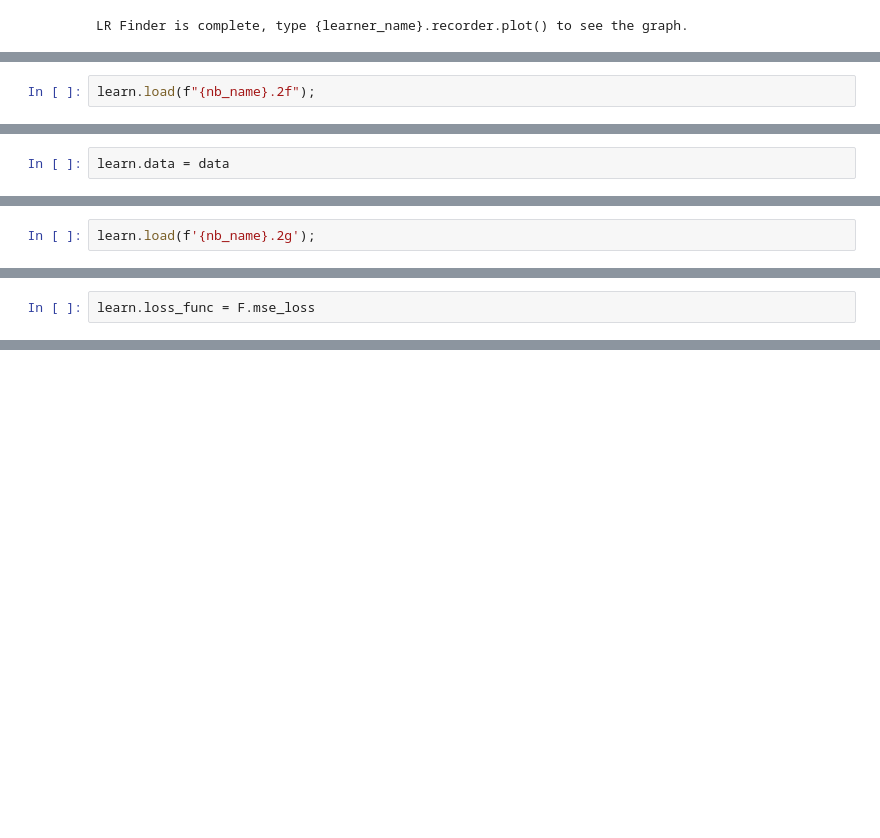
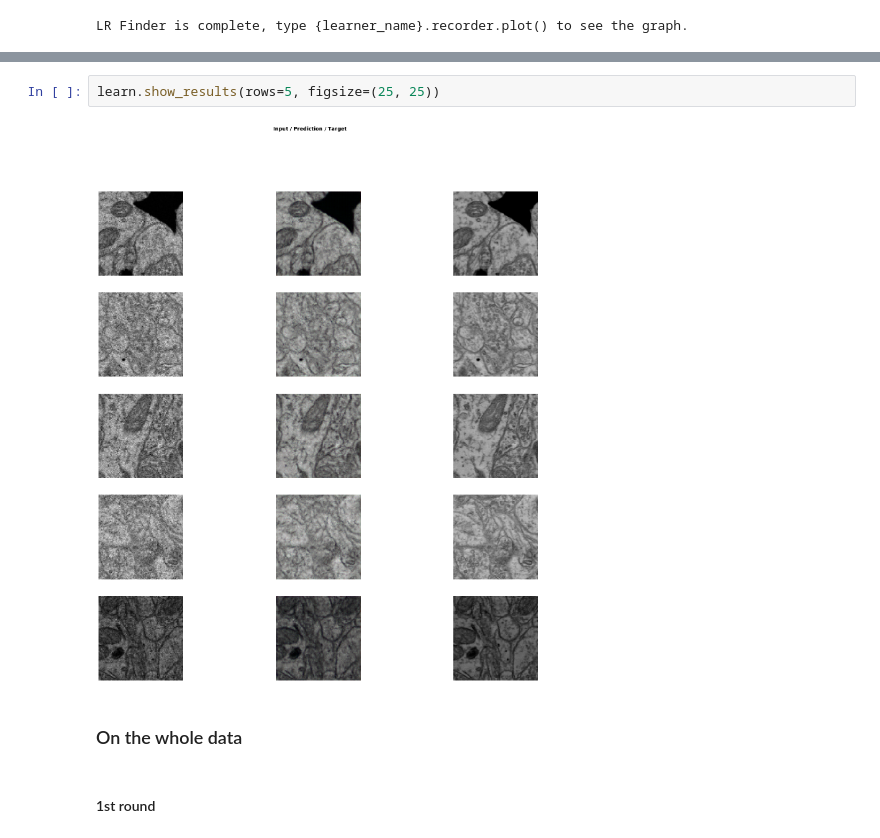
Before and after one commit to WAMRI-AI/salk-2020, a Jupyter notebook: expts/featureloss-resnet34-fresh.ipynb, the cells around one changed output, grey strips where cells are left out. Drawn from its saved outputs; the diff is of its cells as text; blank space fills up the shorter version.

```diff
--- a/expts/featureloss-resnet34-fresh.ipynb
+++ b/expts/featureloss-resnet34-fresh.ipynb
@@ -383,2 +254,0 @@ learn.show_results(rows=1, figsize=(25, 10))
-# %%
-learn.load(f"{nb_name}.2f");
@@ -403,2 +254,0 @@ data = subsample(data)
-# %%
-learn.data = data
@@ -427,2 +254,0 @@ learn.show_results(rows=1, figsize=(25, 10))
-# %%
-learn.load(f'{nb_name}.2g');
@@ -433,2 +254,0 @@ learn.loss_func
-# %%
-learn.loss_func = F.mse_loss
@@ -480,0 +264,8 @@ def get_patched_src(data_pth, hr_dir):
+# %%
+learn.show_results(rows=5, figsize=(25, 25))
+# %% [output]
+[figure, added]
+# %% [markdown]
+### On the whole data
+# %% [markdown]
+#### 1st round
```
Also changed, not shown: parts of 59 cells of this notebook, 1 other file.
